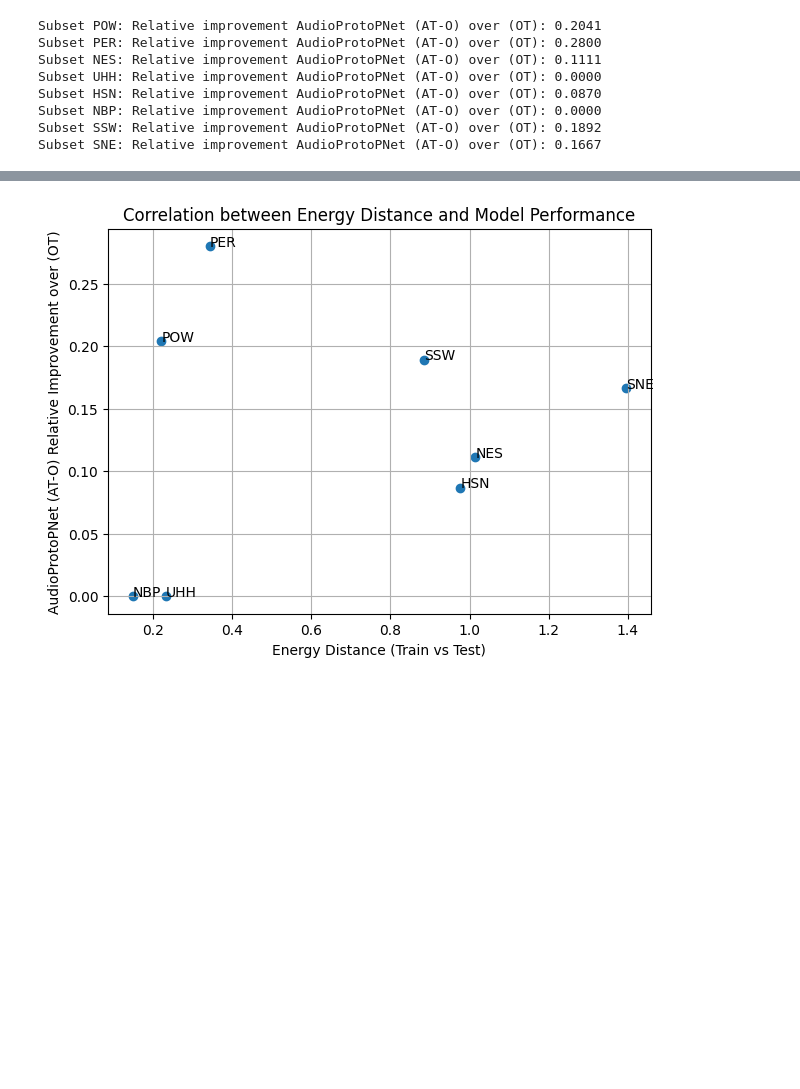
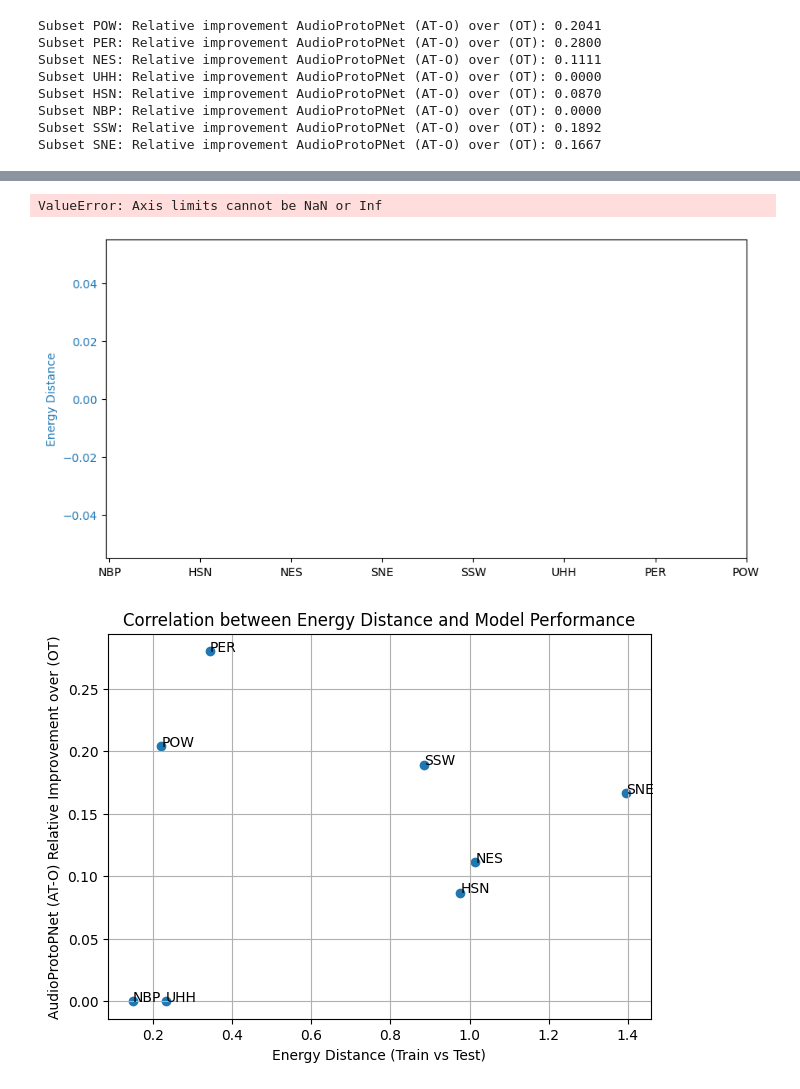
Before and after one commit to DBD-research-group/UncertainBird, a Jupyter notebook: notebooks/distribution-shift/Distribution_Shift_BirdSet.ipynb, the cells around one changed output, grey strips where cells are left out. Saved outputs shown, nothing was run; the diff lists cells and outputs as text; code cells hidden in the pictures; blank space fills up the shorter version.

```diff
--- a/notebooks/distribution-shift/Distribution_Shift_BirdSet.ipynb
+++ b/notebooks/distribution-shift/Distribution_Shift_BirdSet.ipynb
@@ -530,3 +590,57 @@ plt.show()
+# %%
+# make a bar plot of the computed metrics per subset
+subsets = list(data.keys())
+energy_distances = [data[subset].get("per_class_energy_distance_train_test", 0) for subset in subsets]
+mmd_values = [data[subset].get("per_class_mmd_rbf_train_test", 0) for subset in subsets]
+rel_improvements = [
+    data[subset]["model_performance"]["AudioProtoPNet (AT-O)"]["relative_improvement_over_OT"]
+    for subset in subsets
+]
+
+fig, ax1 = plt.subplots(figsize=(10, 5))
+width = 0.35
+gap = 0.2
+group_width = 3 * width + gap
+x = np.arange(len(subsets)) * group_width
+
+color1 = "C0"
+bars1 = ax1.bar(x - width, energy_distances, width, label="Energy Distance", color=color1, alpha=0.8)
+ax1.set_ylabel("Energy Distance", color=color1)
+ax1.tick_params(axis="y", labelcolor=color1)
+ax1.set_xticks(x)
+ax1.set_xticklabels(subsets)
+ax1.set_ylim(0, max(energy_distances) * 1.2)
+ax1.set_xlim(x[0] - group_width / 2, x[-1] + group_width / 2)
+
+ax2 = ax1.twinx()
+color2 = "C1"
+bars2 = ax2.bar(x, mmd_values, width, label="MMD RBF", color=color2, alpha=0.8)
+bars3 = ax2.bar(
+    x + width,
+    rel_improvements,
+    width,
+    label="Rel. Improvement AudioProtoPNet (AT-O) over (OT)",
+    color="C2",
+    alpha=0.8,
+)
+
+lower = min(0, min(mmd_values), min(rel_improvements))
+upper = max(max(mmd_values), max(rel_improvements))
+ax2.set_ylabel("MMD RBF / Relative Improvement", color=color2)
+ax2.tick_params(axis="y", labelcolor=color2)
+ax2.set_ylim(lower * 1.2, upper * 1.2 if upper > 0 else 0.1)
+
+plt.title("Distribution Shift Metrics per BirdSet Subset (Train vs Test)")
+
+handles1, labels1 = ax1.get_legend_handles_labels()
+handles2, labels2 = ax2.get_legend_handles_labels()
+ax1.legend(handles1 + handles2, labels1 + labels2, loc="upper right")
+
+fig.tight_layout()
+plt.show()
+# %% [output]
+ValueError: Axis limits cannot be NaN or Inf
+[figure, added]
 # %%
 # plott the correlation between energy distance and performance improvement
 import matplotlib.pyplot as plt
```
Also changed, not shown: parts of 8 cells of this notebook, 1 other file.
